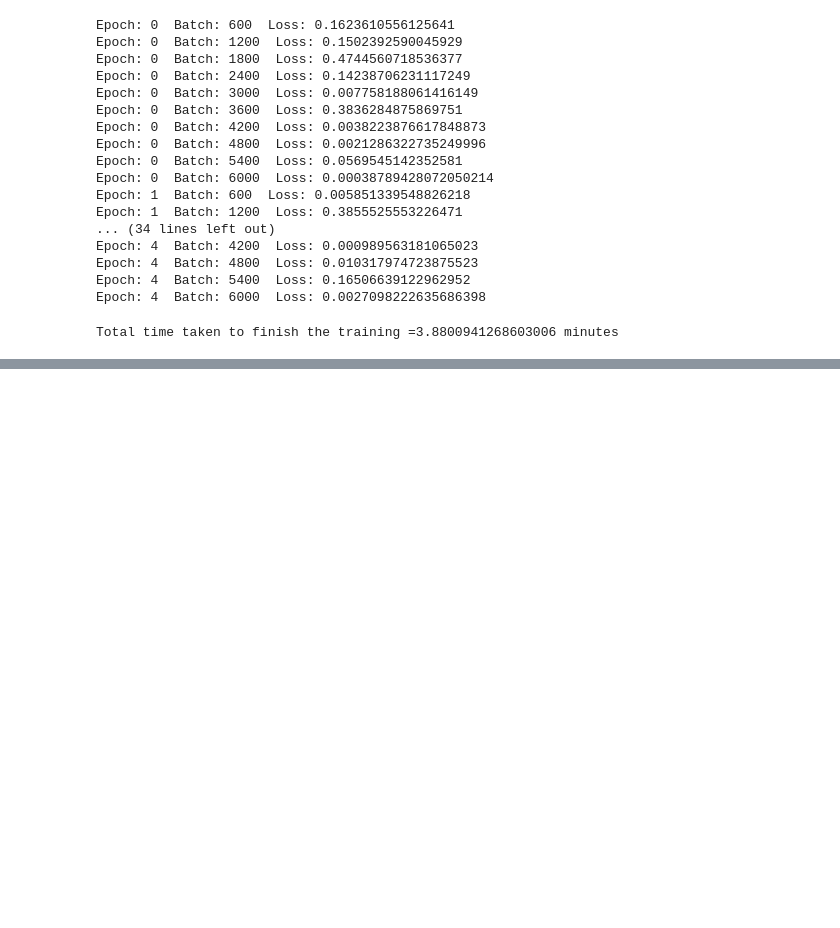
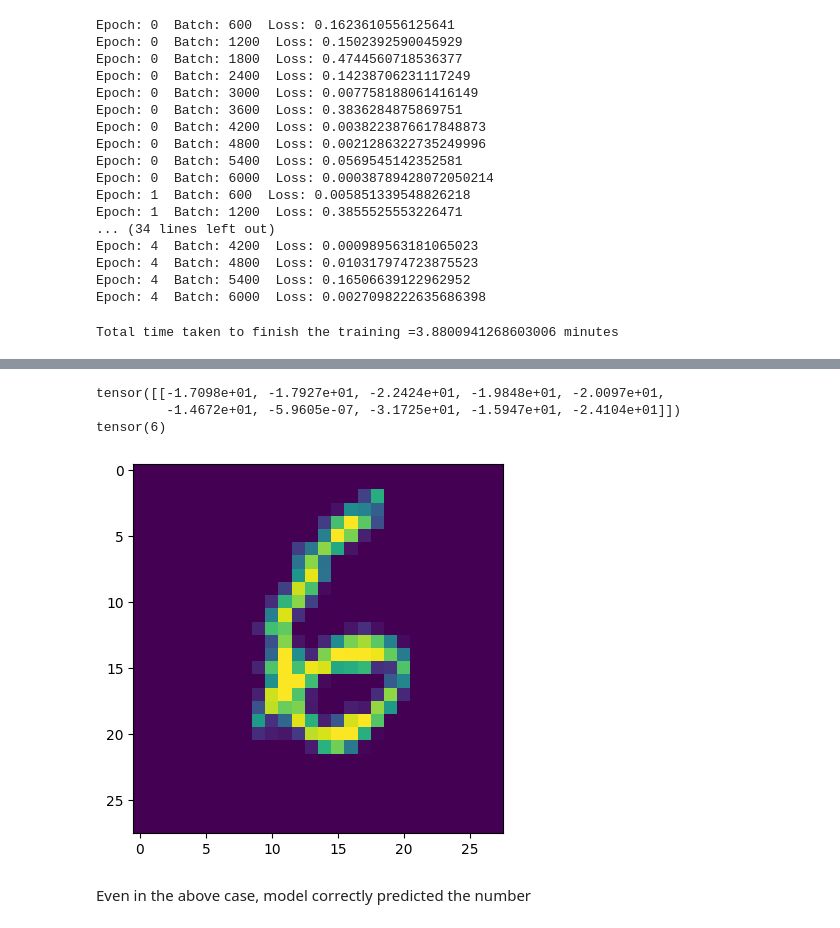
Before and after one commit to gautam-pai/PyTorch-Learning, a Jupyter notebook: Convolutional_Neural_Network_Working.ipynb, the cells around one changed output, grey strips where cells are left out. Drawn from its saved outputs; the diff is of its cells as text; code cells hidden in the pictures; blank space fills up the shorter version.

```diff
--- a/Convolutional_Neural_Network_Working.ipynb
+++ b/Convolutional_Neural_Network_Working.ipynb
@@ -247,0 +330,5 @@ Total time taken to finish the training =3.8800941268603006 minutes
+# %%
+## passing the image to the model
+model.eval()
+with torch.no_grad():
+  new_predict=model(test_data[4140][0].view(1,1,28,28))
@@ -247,0 +368,18 @@ Total time taken to finish the training =3.8800941268603006 minutes
+# %%
+test_data[2000][0].reshape(28,28)
+plt.imshow(test_data[2000][0].reshape(28,28))
+
+## passing the image to the model
+model.eval()
+with torch.no_grad():
+  new_predict=model(test_data[2000][0].view(1,1,28,28))
+
+print(new_predict)
+print(new_predict.argmax())
+# %% [output]
+tensor([[-1.7098e+01, -1.7927e+01, -2.2424e+01, -1.9848e+01, -2.0097e+01,
+         -1.4672e+01, -5.9605e-07, -3.1725e+01, -1.5947e+01, -2.4104e+01]])
+tensor(6)
+[figure, added]
+# %% [markdown]
+Even in the above case, model correctly predicted the number
```
Also changed, not shown: parts of 15 cells of this notebook.
